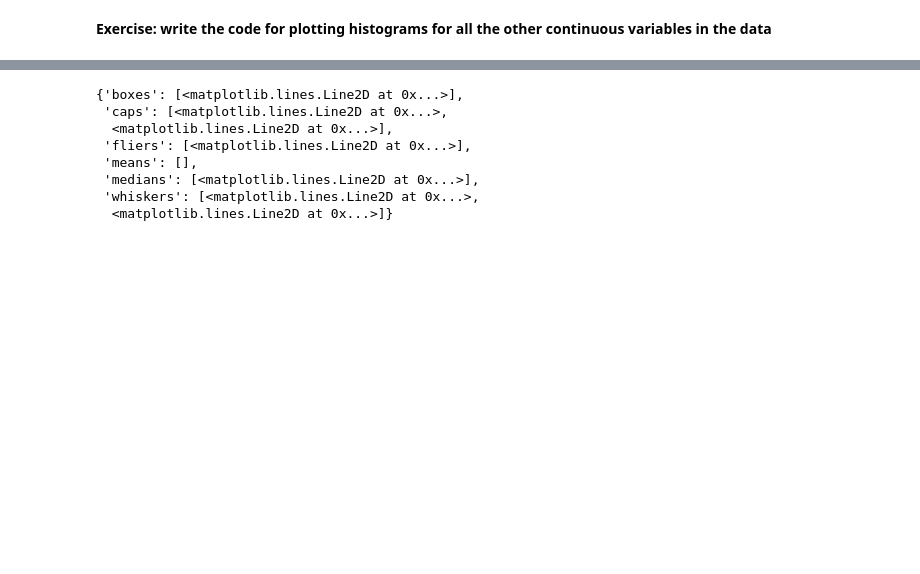
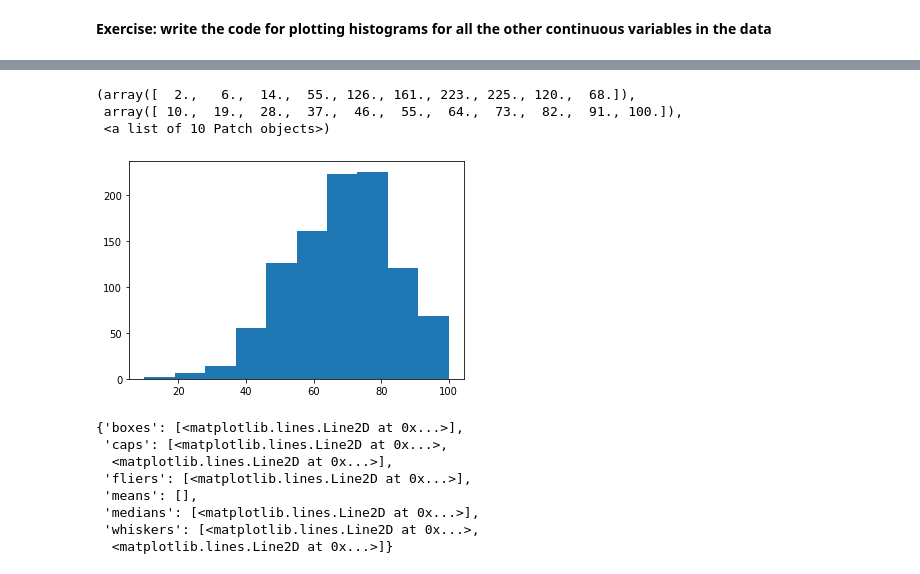
Before and after one commit to Ankan-Das/Machine-Learning, a Jupyter notebook: ML_Lecture_1.ipynb, the cells around one changed output, grey strips where cells are left out. Saved outputs shown, nothing was run; the diff lists cells and outputs as text; code cells hidden in the pictures; blank space fills up the shorter version.

```diff
--- a/ML_Lecture_1.ipynb
+++ b/ML_Lecture_1.ipynb
@@ -65,3 +76,10 @@ plt.hist(data['math score'])
+# %%
+plt.hist(data['writing score'])
+# %% [output]
+(array([  2.,   6.,  14.,  55., 126., 161., 223., 225., 120.,  68.]),
+ array([ 10.,  19.,  28.,  37.,  46.,  55.,  64.,  73.,  82.,  91., 100.]),
+ <a list of 10 Patch objects>)
+[figure, added]
 # %%
 plt.boxplot(data['math score'])
 # %% [output]
```
Also changed, not shown: parts of 4 cells of this notebook.
